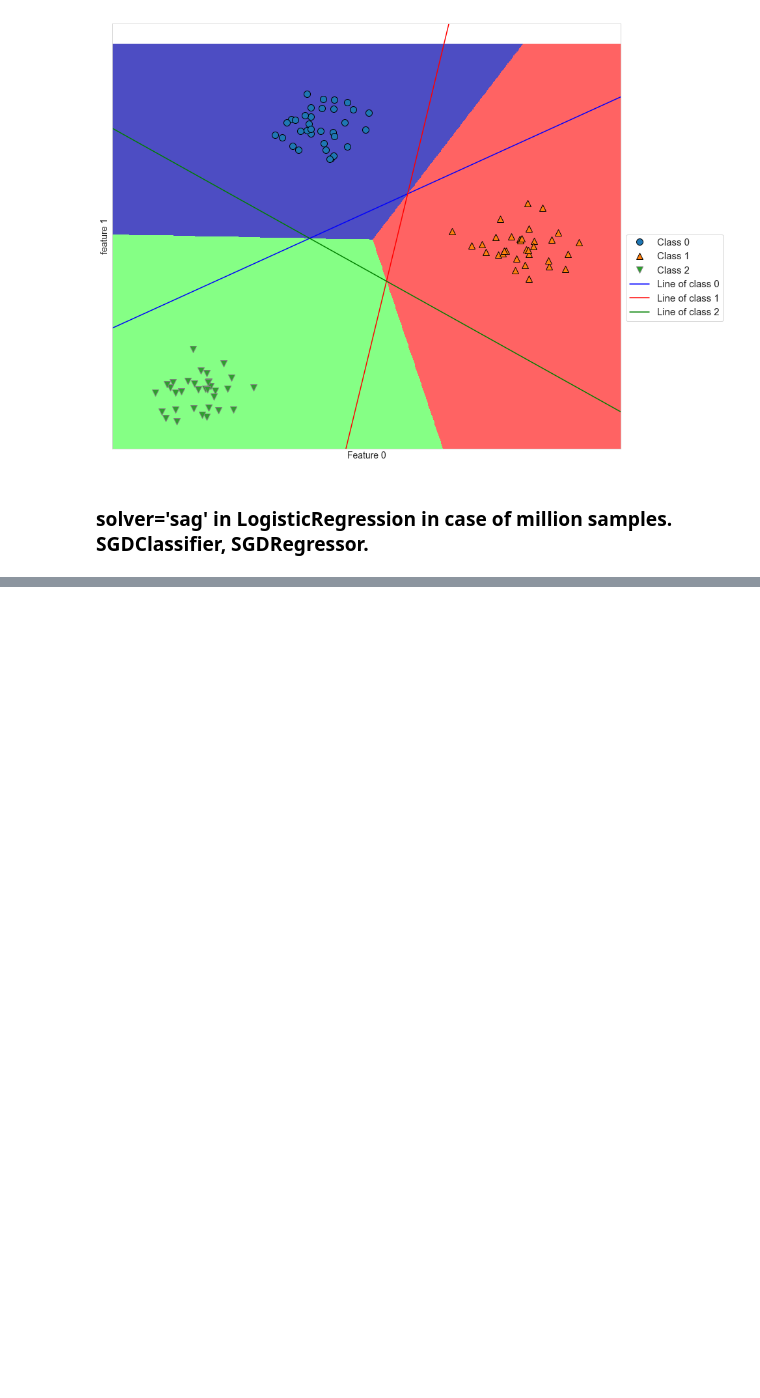
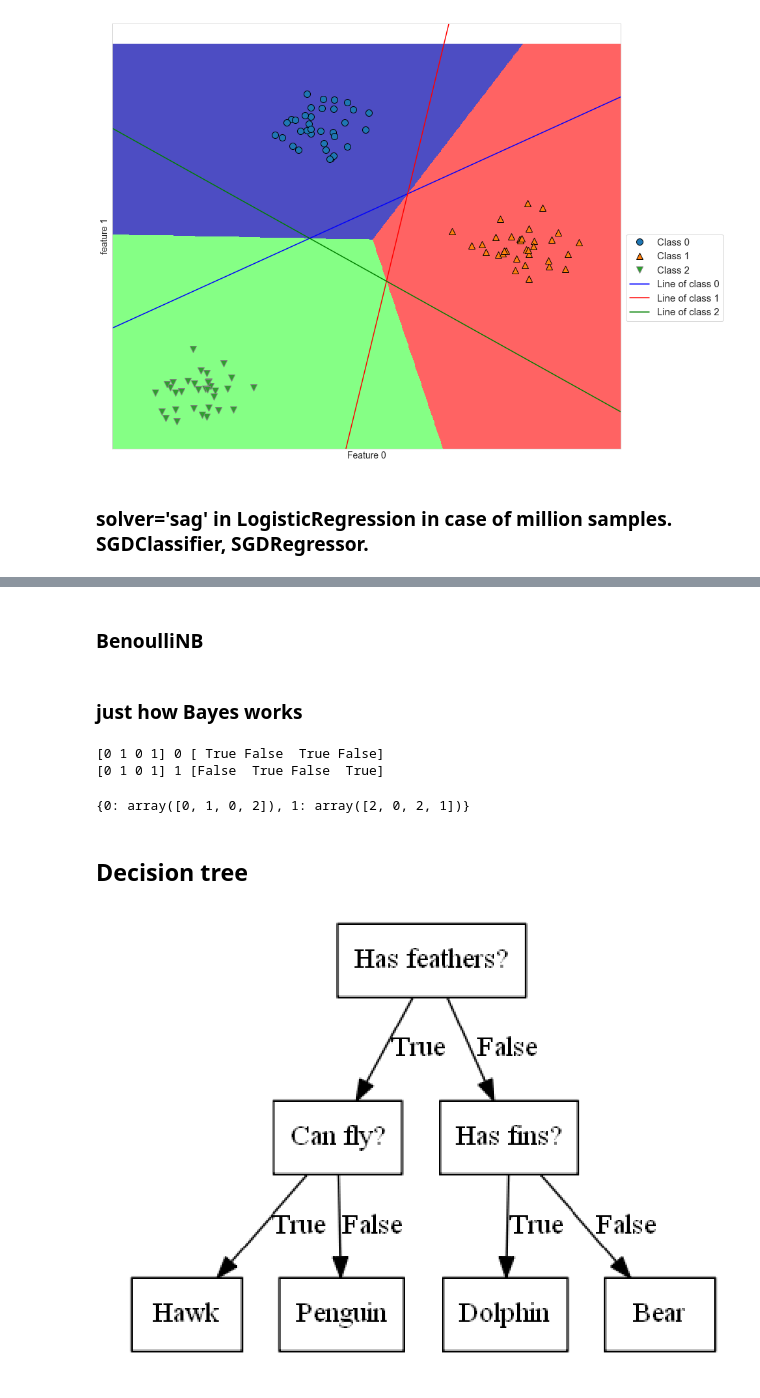
Before and after one commit to ScRiB2/information_about_AI, a Jupyter notebook: Muller.ipynb, the cells around one changed output, grey strips where cells are left out. Saved outputs shown, nothing was run; the diff lists cells and outputs as text; code cells hidden in the pictures; blank space fills up the shorter version.

```diff
--- a/Muller.ipynb
+++ b/Muller.ipynb
@@ -500,0 +490,2 @@ plt.legend(["Class 0", "Class 1", "Class 2", "Line of class 0", "Line of class 1
+# %% [markdown]
+### BenoulliNB
@@ -500,0 +499,18 @@ plt.legend(["Class 0", "Class 1", "Class 2", "Line of class 0", "Line of class 1
+# %% [markdown]
+### just how Bayes works
+# %%
+counts = {}
+for label in np.unique(y):
+    print(y, label, y==label)
+    counts[label] = X[y==label].sum(axis=0)
+counts
+# %% [output]
+[0 1 0 1] 0 [ True False  True False]
+[0 1 0 1] 1 [False  True False  True]
+{0: array([0, 1, 0, 2]), 1: array([2, 0, 2, 1])}
+# %% [markdown]
+## Decision tree
+# %%
+mglearn.plots.plot_animal_tree()
+# %% [output]
+[figure, added]
```
Also changed, not shown: parts of 39 cells of this notebook.
